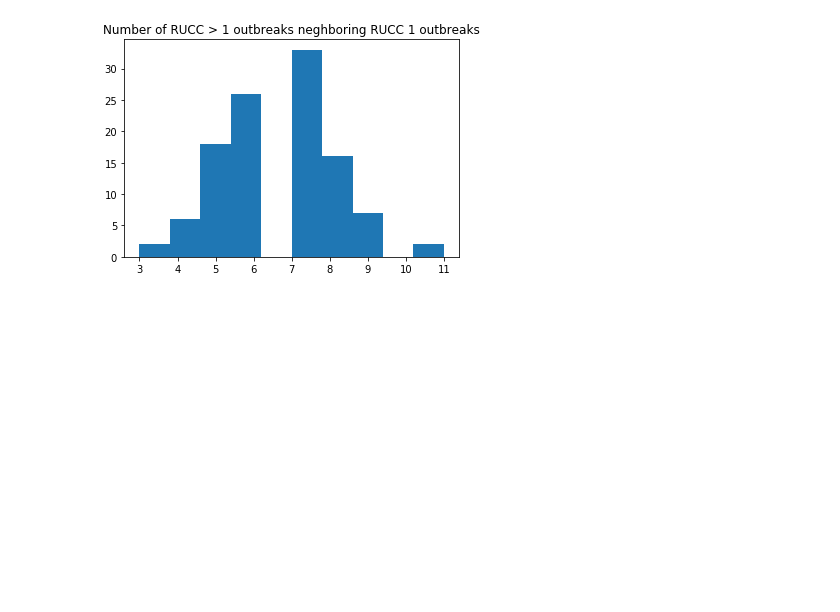
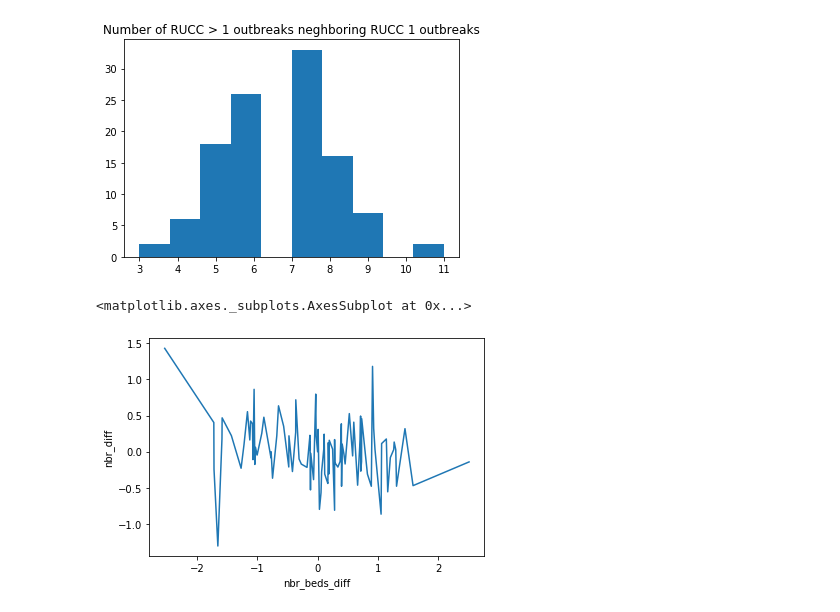
Before and after one commit to jhu-covid-optimization/covid-drivers, a Jupyter notebook: notebooks/13-rp-adjacent_rate_analysis.ipynb, the cells around one changed output. Saved outputs shown, nothing was run; the diff lists cells and outputs as text; code cells hidden in the pictures; blank space fills up the shorter version.

Commit message:
new hosp data

```diff
--- a/notebooks/13-rp-adjacent_rate_analysis.ipynb
+++ b/notebooks/13-rp-adjacent_rate_analysis.ipynb
@@ -126,7 +126,7 @@ cum_deaths[[lc + ' (log)' for lc in log_cols]] = cum_deaths[log_cols].transform(
 # %%
 urban_outbreaks = cum_deaths[cum_deaths['Rural-urban_Continuum Code_2013'] == 1.0]['FIPS']
 # %%
-adj_outbreaks = []
+adj_outbreaks = {}
 for fip in urban_outbreaks:
     if fip not in county_adj.keys():
         print(f'Count {fip} not present')
@@ -139,7 +139,7 @@ for fip in urban_outbreaks:
             adj_fips.append(adj_fip)
         except:
             pass
-    adj_outbreaks.append((fip, adj_fips))
+    adj_outbreaks[fip] = adj_fips
 # %%
 plt.hist([len(a[1]) for a in adj_outbreaks])
 plt.title('Number of RUCC > 1 outbreaks neghboring RUCC 1 outbreaks')
@@ -151,0 +149,19 @@ nbr_df['nbr_avg'] = nbr_df.apply(lambda )
+# %%
+nbr_df = cum_deaths[cum_deaths['FIPS'].isin(urban_outbreaks)]
+# %%
+nbr_df['nbr_avg'] = nbr_df.apply(lambda x: cum_deaths[cum_deaths['FIPS'].isin(adj_outbreaks[x['FIPS']])]['normalized_deaths (log)'].mean(), axis=1)
+
+nbr_df['nbr_std'] = nbr_df.apply(lambda x: cum_deaths[cum_deaths['FIPS'].isin(adj_outbreaks[x['FIPS']])]['normalized_deaths (log)'].std(), axis=1)
+
+nbr_df['nbr_diff'] = nbr_df['normalized_deaths (log)'] - nbr_df['nbr_avg']
+# %%
+nbr_df['nbr_beds_avg'] = nbr_df.apply(lambda x: cum_deaths[cum_deaths['FIPS'].isin(adj_outbreaks[x['FIPS']])]['Beds (log)'].mean(), axis=1)
+
+nbr_df['nbr_std'] = nbr_df.apply(lambda x: cum_deaths[cum_deaths['FIPS'].isin(adj_outbreaks[x['FIPS']])]['Beds (log)'].std(), axis=1)
+
+nbr_df['nbr_beds_diff'] = nbr_df['Beds (log)'] - nbr_df['nbr_beds_avg']
+# %%
+sns.lineplot(x='nbr_beds_diff', y='nbr_diff', data=nbr_df, sort=True)
+# %% [output]
+<matplotlib.axes._subplots.AxesSubplot at 0x...>
+[figure, added]
```
Also changed, not shown: parts of 1 cell of this notebook, 1 other file.
